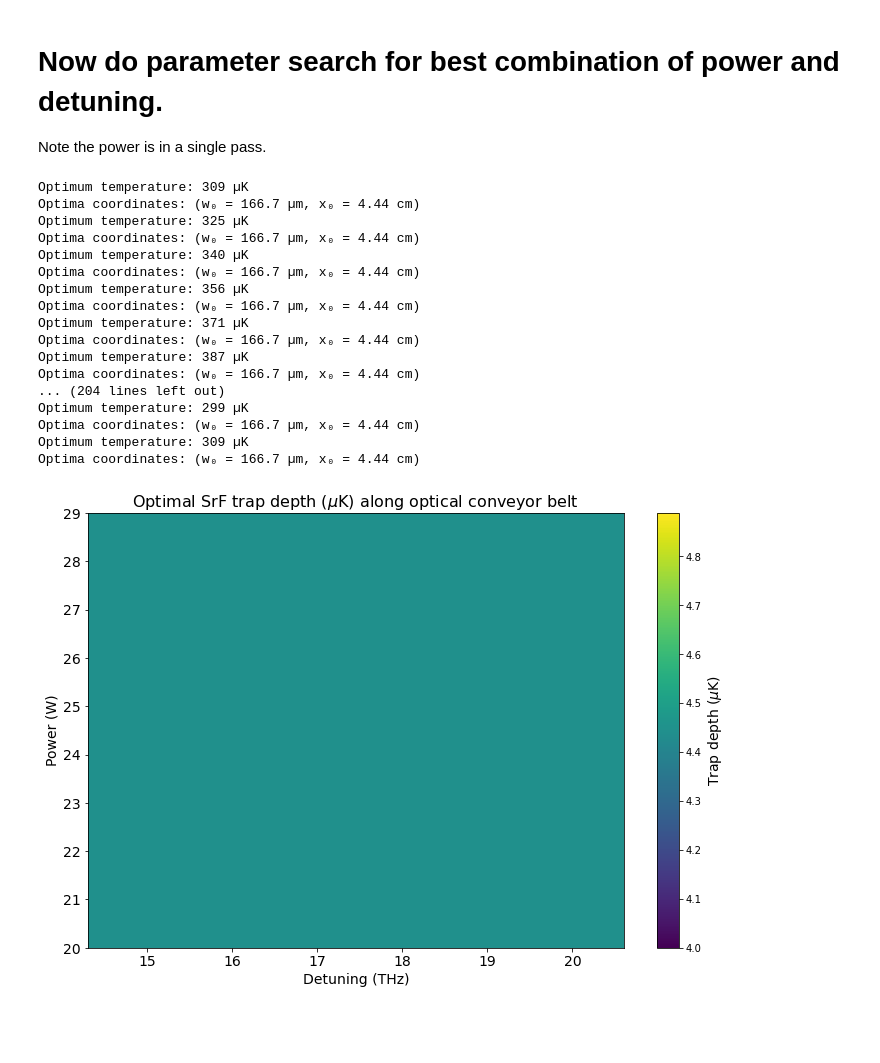
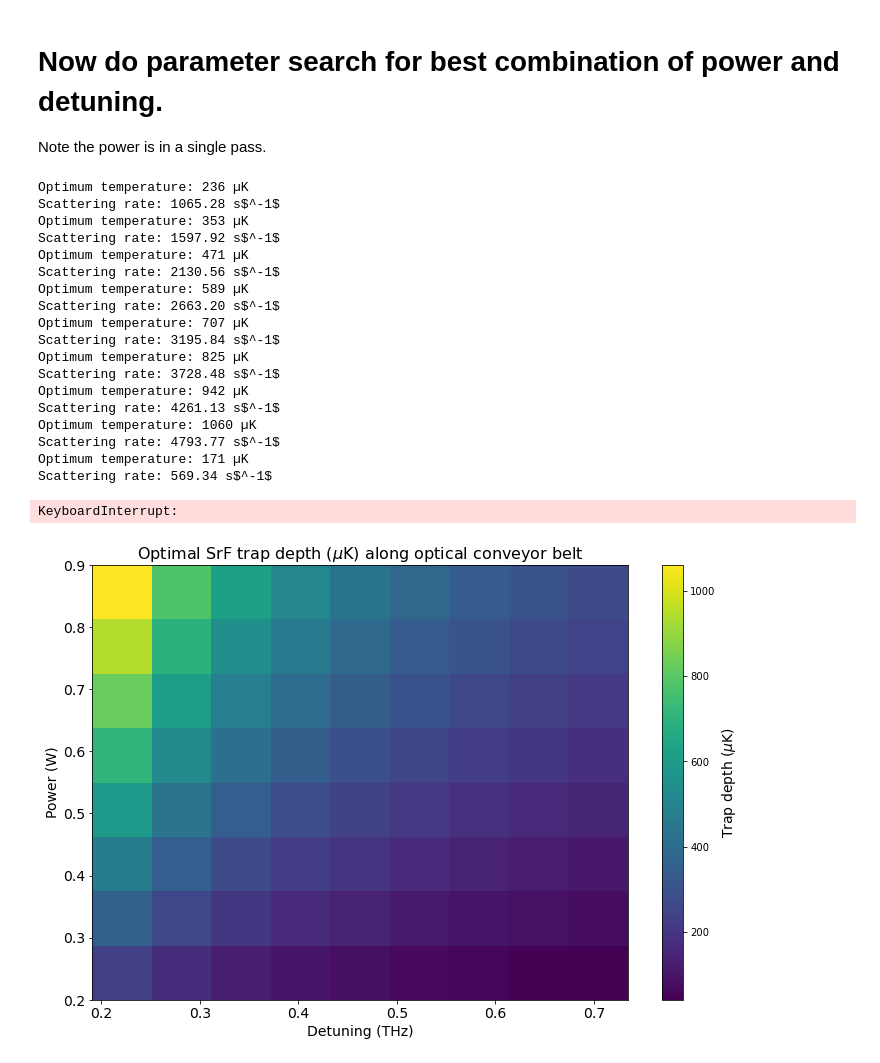
Before and after one commit to geoffrey-zheng/SrF-Calcs, a Jupyter notebook: Optical-Transport/SrFTransportLatestWithScattering.ipynb, the cells around one changed output. Cells and saved outputs as stored; diff of their text form; code cells hidden in the pictures; blank space fills up the shorter version.

Commit message:
add scattering rate calculation

```diff
--- a/Optical-Transport/SrFTransportLatestWithScattering.ipynb
+++ b/Optical-Transport/SrFTransportLatestWithScattering.ipynb
@@ -152,6 +152,7 @@ P = 0.2 #trap light power in W
 
 #SrF molecule parameters
 m_SrF = 107 * amu #mass of SrF in kg. Sr-88 and F-19 isotopes.
+gamma_SrF = 2*np.pi*6.6e6 #decay rate of SrF in Hz
 
 #polarizability (only scalar) in real units
 def alpha_SrF(lam):
@@ -361,16 +362,18 @@ Optima coordinates: (w₀ = 163.2 µm, x₀ = 4.21 cm)
 Note the power is in a single pass.
 # %%
 start_wavelen_scan = 663.6e-9 # 190 GHz detuning
-end_wavelen_scan = 665e-9 # 1.14 THz detuning
+end_wavelen_scan = 664.5e-9 # 1.14 THz detuning
 wavelen_scan_increment = 0.1e-9# go in 0.1 nm increments
 lams = np.arange(start_wavelen_scan, end_wavelen_scan, wavelen_scan_increment)
 detunings = resonance_freq - c/lams # in Hz
-Ps = np.arange(0.2, 2, 0.1) # trap light power in W
+Ps = np.arange(0.2, 1, 0.1) # trap light power in W
 
-num_grid_pts = 15 # this seems good enough resolution for heat map of (xs, ws) to get reasonable estimate of optimal trap depth
+num_grid_pts = 10 # this seems good enough resolution for heat map of (xs, ws) to get reasonable estimate of optimal trap depth
 best_trap_depths = np.empty((len(detunings), len(Ps)))
 best_w0s = np.empty((len(detunings), len(Ps)))
 best_x0s = np.empty((len(detunings), len(Ps)))
+
+scattering_rates = np.empty((len(detunings), len(Ps)))
 # %%
 #for a range of beam waists and focus positions, compute the minimum trap depth (among radial and axial)
 #along the optical conveyor belt path
@@ -404,39 +407,53 @@ for a in range(len(lams)):
         optimal_x0 = x0s[max_coords[1]] * 1e2  # Convert to cm
         optimal_w0 = w0s[max_coords[0]] * 1e6  # Convert to µm
         best_trap_depths[a][b] = max_value
+        scattering_rates[a][b] = (gamma_SrF/2*np.pi) * (max_value * k * 1e-6) / (hbar*2*np.pi*detunings[a])*(c/lams[a]/resonance_freq)**3
         best_w0s[a][b] = optimal_w0
         best_x0s[a][b] = optimal_x0
         print(f'Optimum temperature: {max_value:.0f} µK')
-        print(f'Optima coordinates: (w\u2080 = {optimal_w0:.1f} µm, x\u2080 = {optimal_x0:.2f} cm)')
+        print(f'Scattering rate: {scattering_rates[a][b]:.2f} s$^-1$')
+        #print(f'Optima coordinates: (w\u2080 = {optimal_w0:.1f} µm, x\u2080 = {optimal_x0:.2f} cm)')
 # %% [output]
-Optimum temperature: 309 µK
-Optima coordinates: (w₀ = 166.7 µm, x₀ = 4.44 cm)
-Optimum temperature: 325 µK
-Optima coordinates: (w₀ = 166.7 µm, x₀ = 4.44 cm)
-Optimum temperature: 340 µK
-Optima coordinates: (w₀ = 166.7 µm, x₀ = 4.44 cm)
-Optimum temperature: 356 µK
-Optima coordinates: (w₀ = 166.7 µm, x₀ = 4.44 cm)
-Optimum temperature: 371 µK
-Optima coordinates: (w₀ = 166.7 µm, x₀ = 4.44 cm)
-Optimum temperature: 387 µK
-Optima coordinates: (w₀ = 166.7 µm, x₀ = 4.44 cm)
-... (204 lines left out)
-Optimum temperature: 299 µK
-Optima coordinates: (w₀ = 166.7 µm, x₀ = 4.44 cm)
-Optimum temperature: 309 µK
-Optima coordinates: (w₀ = 166.7 µm, x₀ = 4.44 cm)
+Optimum temperature: 236 µK
+Scattering rate: 1065.28 s$^-1$
+Optimum temperature: 353 µK
+Scattering rate: 1597.92 s$^-1$
+Optimum temperature: 471 µK
+Scattering rate: 2130.56 s$^-1$
+Optimum temperature: 589 µK
+Scattering rate: 2663.20 s$^-1$
+Optimum temperature: 707 µK
+Scattering rate: 3195.84 s$^-1$
+Optimum temperature: 825 µK
+Scattering rate: 3728.48 s$^-1$
+Optimum temperature: 942 µK
+Scattering rate: 4261.13 s$^-1$
+Optimum temperature: 1060 µK
+Scattering rate: 4793.77 s$^-1$
+Optimum temperature: 171 µK
+Scattering rate: 569.34 s$^-1$
+KeyboardInterrupt:
 # %%
 #plot result from above
 
 plt.figure(figsize=(12, 8))
 plt.imshow(np.transpose(best_trap_depths), extent=[detunings[0]/1e12, detunings[-1]/1e12, Ps[0], Ps[-1]], origin='lower', aspect='auto')
 plt.colorbar().set_label('Trap depth ($\mu$K)', fontsize=14)
 plt.xlabel('Detuning (THz)', fontsize=14)
 plt.ylabel('Power (W)', fontsize=14)
 plt.title('Optimal SrF trap depth ($\mu$K) along optical conveyor belt', fontsize=16)
 plt.xticks(fontsize=14)
 plt.yticks(fontsize=14)
 plt.show()
+
+plt.figure(figsize=(12, 8))
+plt.imshow(np.transpose(scattering_rates), extent=[detunings[0]/1e12, detunings[-1]/1e12, Ps[0], Ps[-1]], origin='lower', aspect='auto')
+plt.colorbar().set_label('Scattering rate (s$^{-1}$)', fontsize=14)
+plt.xlabel('Detuning (THz)', fontsize=14)
+plt.ylabel('Power (W)', fontsize=14)
+plt.title('SrF scattering rate (s$^{-1}$) along optical conveyor belt', fontsize=16)
+plt.xticks(fontsize=14)
+plt.yticks(fontsize=14)
+plt.show()
 # %% [output]
-[figure, old version]
+[figure, new version]
```
Also changed, not shown: parts of 3 cells of this notebook.
